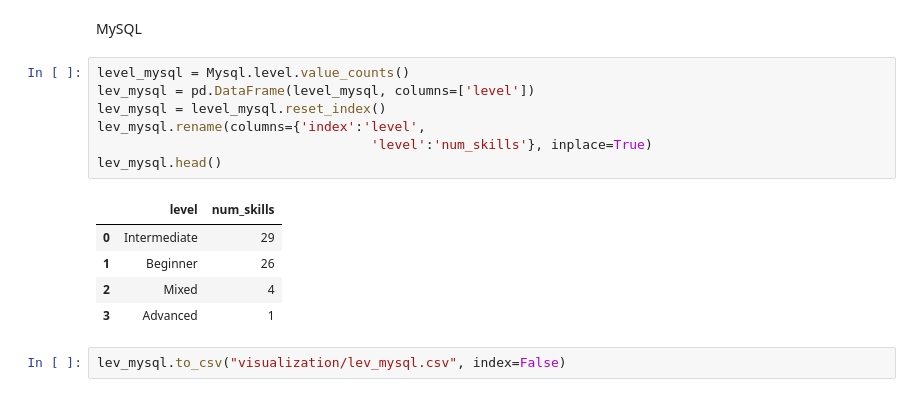
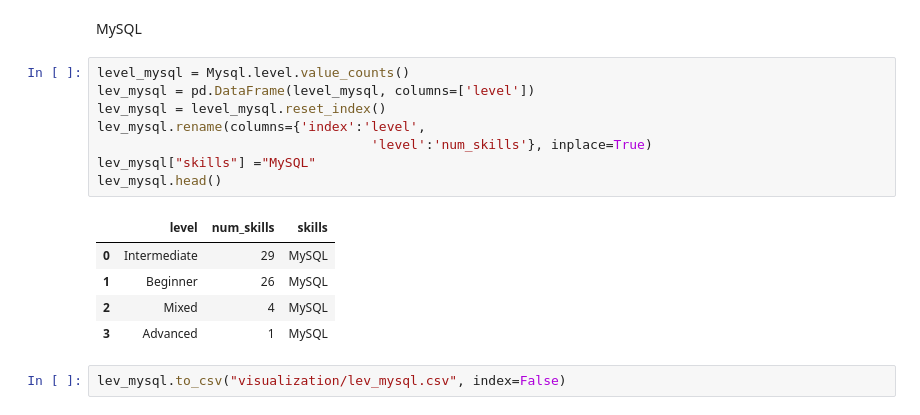
Before and after one commit to jesuschao/Coursera_Project, a Jupyter notebook: 2_EDA.ipynb, the cells around one changed output. Drawn from its saved outputs; the diff is of its cells as text.

```diff
--- a/2_EDA.ipynb
+++ b/2_EDA.ipynb
@@ -371,16 +395,17 @@ MySQL
 # %%
 level_mysql = Mysql.level.value_counts()
 lev_mysql = pd.DataFrame(level_mysql, columns=['level'])
 lev_mysql = level_mysql.reset_index()
 lev_mysql.rename(columns={'index':'level',
                                    'level':'num_skills'}, inplace=True)
+lev_mysql["skills"] ="MySQL"
 lev_mysql.head()
 # %% [output]
-|  | level | num_skills |
-| 0 | Intermediate | 29 |
-| 1 | Beginner | 26 |
-| 2 | Mixed | 4 |
-| 3 | Advanced | 1 |
+|  | level | num_skills | skills |
+| 0 | Intermediate | 29 | MySQL |
+| 1 | Beginner | 26 | MySQL |
+| 2 | Mixed | 4 | MySQL |
+| 3 | Advanced | 1 | MySQL |
 # %%
 lev_mysql.to_csv("visualization/lev_mysql.csv", index=False)
 # %% [markdown]
```
Also changed, not shown: parts of 16 cells of this notebook, 1 other file.
